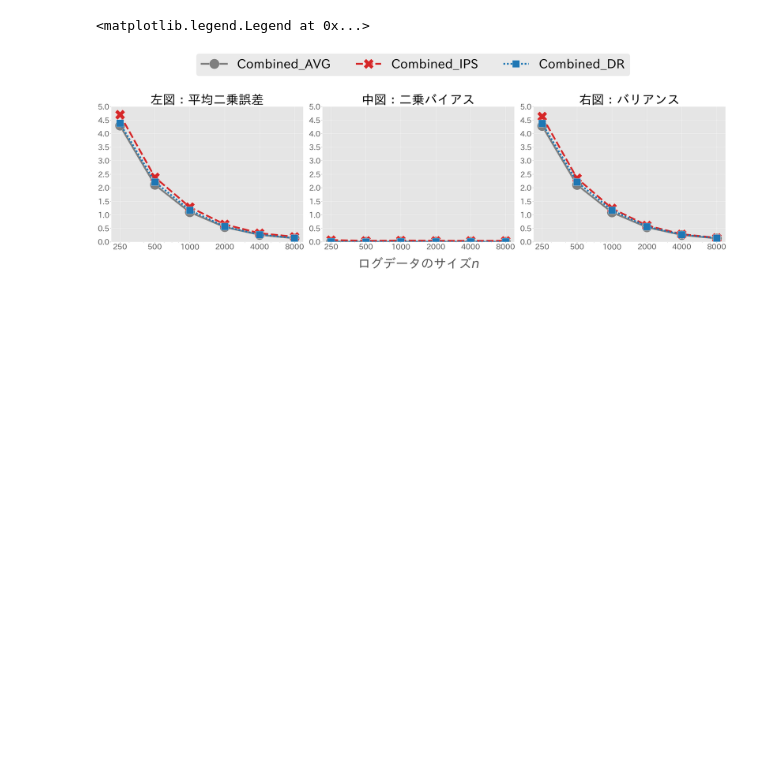
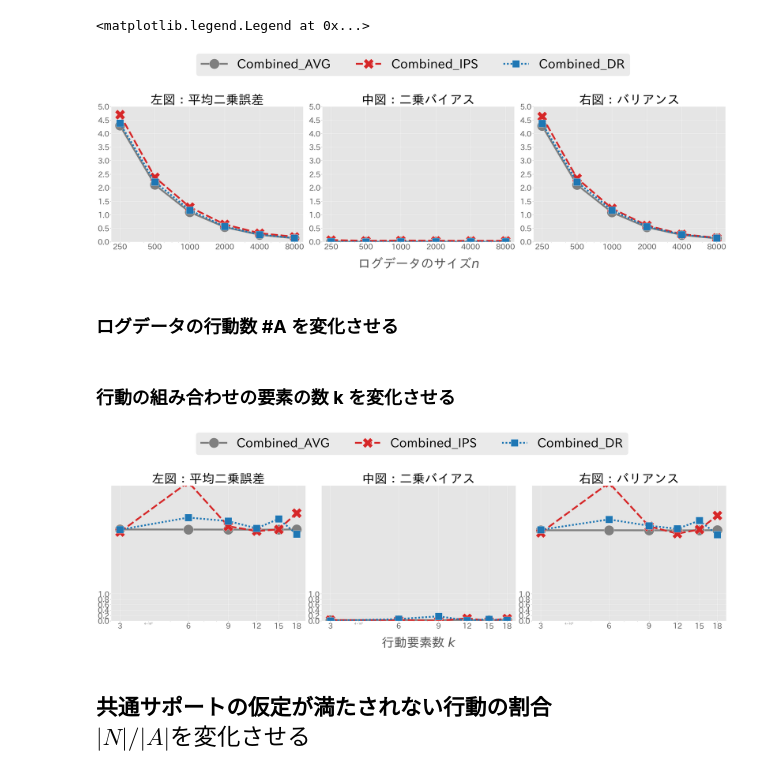
Before and after one commit to RickHub0115/Estimator-for-Offline-Policy-Evaluation-of-Recommending-Multiple-Actions-Considering-Platform-Wide-R, a Jupyter notebook: ope.ipynb, the cells around one changed output. Cells and saved outputs as stored; diff of their text form; code cells hidden in the pictures; blank space fills up the shorter version.

```diff
--- a/ope.ipynb
+++ b/ope.ipynb
@@ -534,3 +536,18 @@ fig.legend(["Combined_AVG", "Combined_IPS", "Combined_DR"], fontsize=50, bbox_to
 # %% [output]
 <matplotlib.legend.Legend at 0x...>
 [figure]
+# %% [markdown]
+### ログデータの行動数 **#A** を変化させる
+# %% [markdown]
+### 行動の組み合わせの要素の数 **k** を変化させる
+# %%
+## シミュレーション設定
+num_runs = 5 # シミュレーションの繰り返し回数
+dim_x = 10 # 特徴量xの次元
+num_data = 1000 # ログデータのサイズ
+num_actions = 1000 # 行動数, |A|
+beta = -3 # データ収集方策のパラメータ
+random_state = 12345
+random_ = check_random_state(random_state)
+k_list = [3, 6, 9, 12, 15, 18]
+num_def_actions = 10
@@ -536,0 +626,42 @@ fig.legend(["Combined_AVG", "Combined_IPS", "Combined_DR"], fontsize=50, bbox_to
+# %%
+y_label_dict_k = {"se": "左図：平均二乗誤差", "bias": "中図：二乗バイアス", "variance": "右図：バリアンス"}
+
+fig, ax_list = plt.subplots(1, 3, figsize=(35, 10), tight_layout=True)
+for i, y in enumerate(["se", "bias", "variance"]):
+    ax = ax_list[i]
+    sns.lineplot(
+        markers=True,
+        markersize=40,
+        linewidth=7,
+        legend=False,
+        style="est",
+        x="num_actions_per_user",  # x軸は k
+        y=y,
+        hue="est",
+        ax=ax,
+        ci=None,
+        palette=["tab:grey", "tab:red", "tab:blue"],
+        data=result_df_k.query("est=='cavg' or est == 'cips' or est == 'cdr'")
+    )
+    ax.set_title(y_label_dict_k[y], fontsize=50)
+    # yaxis
+    ax.set_ylabel("")
+    ax.set_ylim(0.0, 5.0)
+    ax.set_yticks([0, 0.2, 0.4, 0.6, 0.8, 1.0])
+    ax.tick_params(axis="y", labelsize=30)
+    ax.yaxis.set_label_coords(-0.1, 0.5)
+    # xaxis
+    ax.set_xscale("log")  # kが大きい場合の可視化のためログスケール
+    if i == 1:
+        ax.set_xlabel(r"行動要素数 $k$", fontsize=50)  # x軸ラベル
+    else:
+        ax.set_xlabel(r"", fontsize=40)
+    ax.set_xticks(k_list)  # kのリストを指定
+    ax.set_xticklabels(k_list, fontsize=30)
+    ax.xaxis.set_label_coords(0.5, -0.12)
+fig.legend(["Combined_AVG", "Combined_IPS", "Combined_DR"], fontsize=50, bbox_to_anchor=(0.5, 1.15), ncol=4, loc="center")
+plt.show()
+# %% [output]
+[figure, added]
+# %% [markdown]
+## 共通サポートの仮定が満たされない行動の割合$|N| / |A|を変化させる$
```
Also changed, not shown: parts of 6 cells of this notebook, 2 other files.
